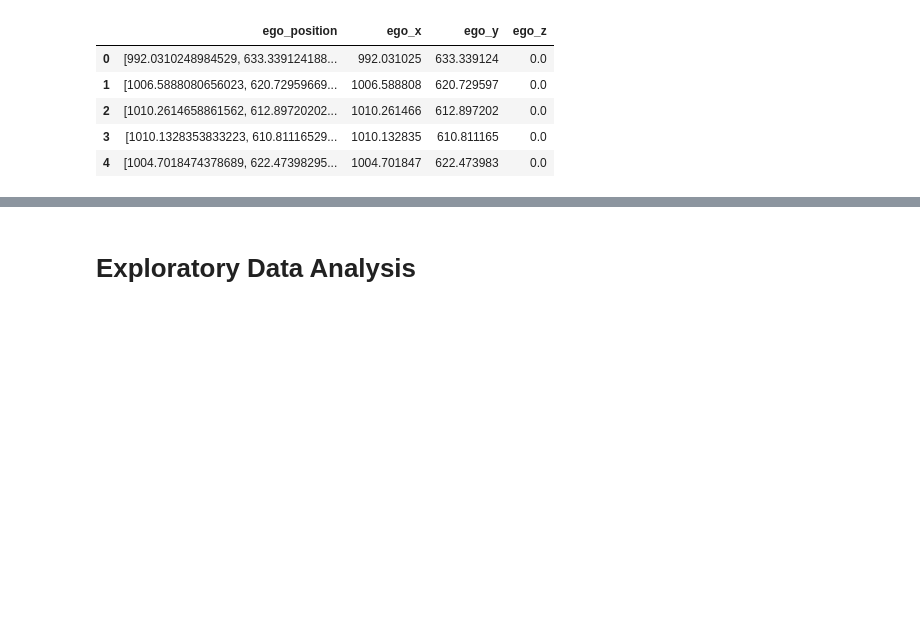
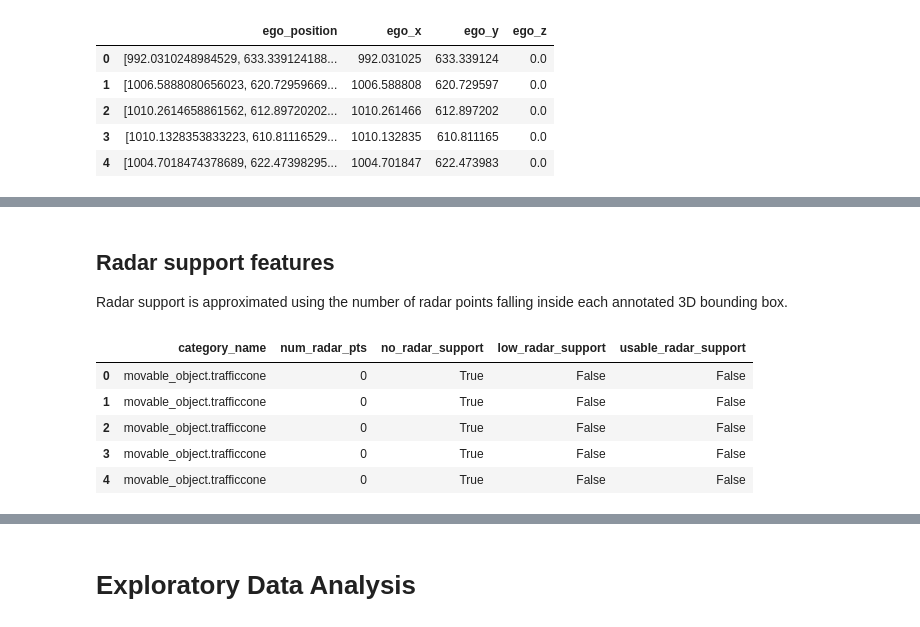
Before and after one commit to darkcyan-ugli-fruit/nuscenes-multimodal-learning, a Jupyter notebook: notebooks/00_EDA.ipynb, the cells around one changed output, grey strips where cells are left out. Saved outputs shown, nothing was run; the diff lists cells and outputs as text; code cells hidden in the pictures; blank space fills up the shorter version.

```diff
--- a/notebooks/00_EDA.ipynb
+++ b/notebooks/00_EDA.ipynb
@@ -930,0 +638,27 @@ print(features_df["good_camera_view"].value_counts())
+# %% [markdown]
+## Radar support features
+
+Radar support is approximated using the number of radar points falling inside each annotated 3D bounding box.
+# %%
+# Radar support flags
+
+features_df["no_radar_support"] = features_df["num_radar_pts"] == 0
+features_df["low_radar_support"] = features_df["num_radar_pts"].between(1, 2)
+features_df["usable_radar_support"] = features_df["num_radar_pts"] >= 3
+
+features_df[
+    [
+        "category_name",
+        "num_radar_pts",
+        "no_radar_support",
+        "low_radar_support",
+        "usable_radar_support",
+    ]
+].head()
+# %% [output]
+|  | category_name | num_radar_pts | no_radar_support | low_radar_support | usable_radar_support |
+| 0 | movable_object.trafficcone | 0 | True | False | False |
+| 1 | movable_object.trafficcone | 0 | True | False | False |
+| 2 | movable_object.trafficcone | 0 | True | False | False |
+| 3 | movable_object.trafficcone | 0 | True | False | False |
+| 4 | movable_object.trafficcone | 0 | True | False | False |
```
Also changed, not shown: parts of 75 cells of this notebook.
